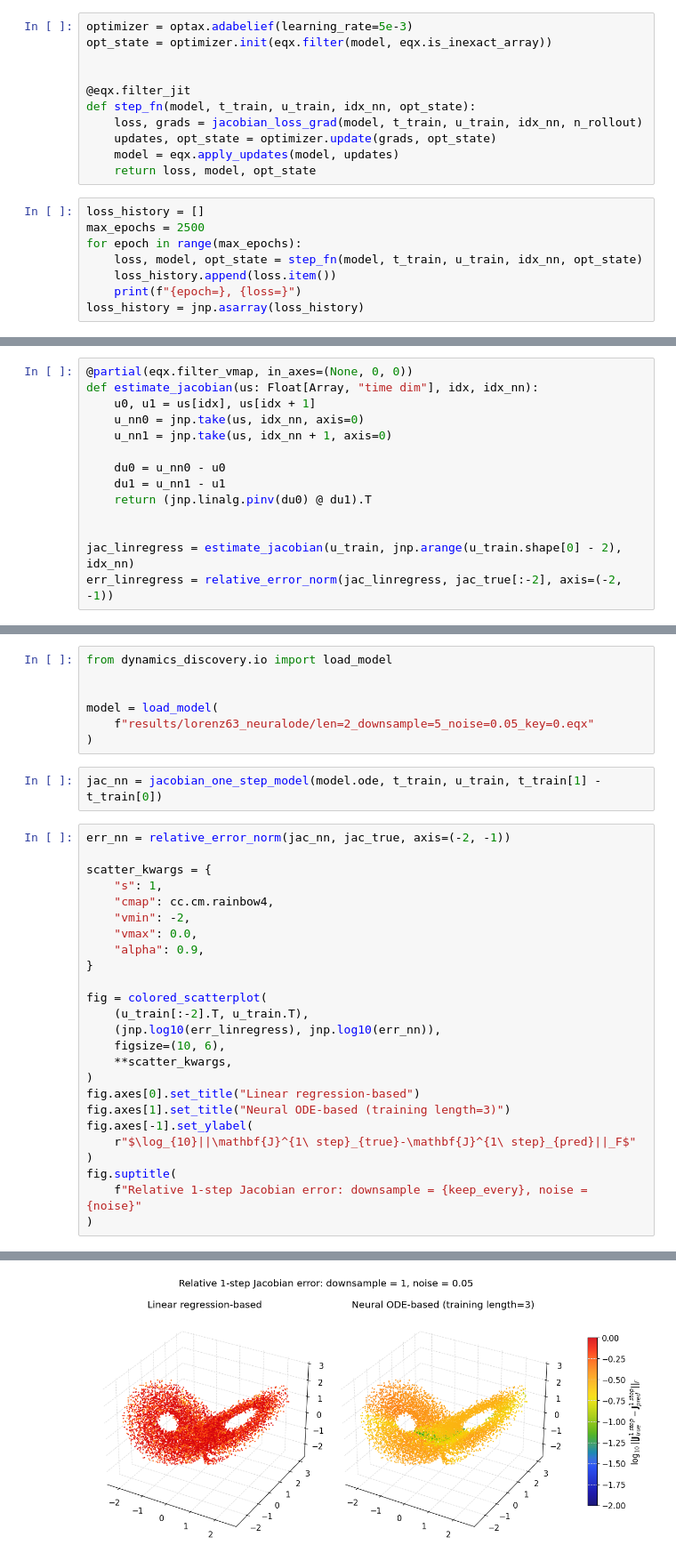
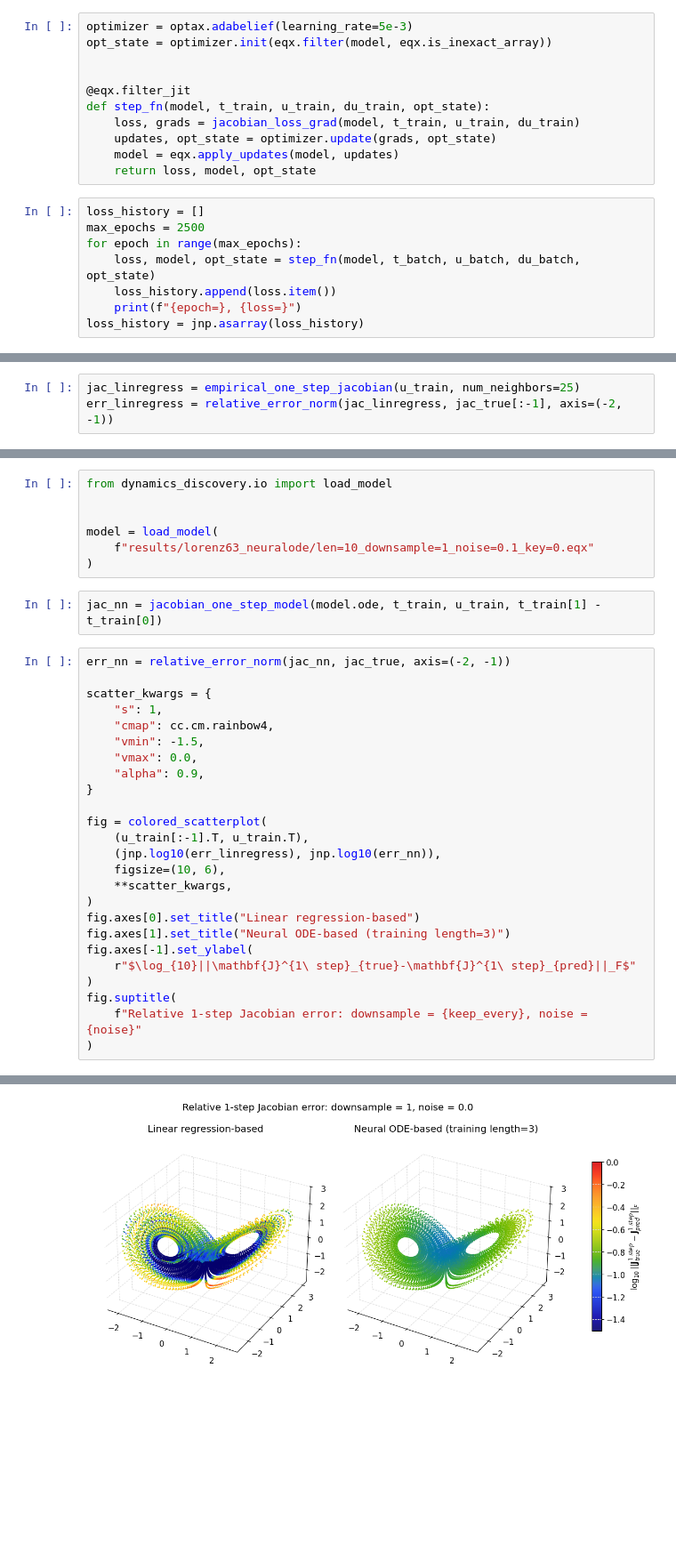
Before and after one commit to Jhko725/sandbox, a Jupyter notebook: neuralode_sensitivity.ipynb, the cells around one changed output, grey strips where cells are left out. Shown at 89% size. Cells and saved outputs as stored; diff of their text form; blank space fills up the shorter version.

Commit message:
Refactoring neighborhood flow related code

```diff
--- a/neuralode_sensitivity.ipynb
+++ b/neuralode_sensitivity.ipynb
@@ -168,8 +68,8 @@ opt_state = optimizer.init(eqx.filter(model, eqx.is_inexact_array))
 
 
 @eqx.filter_jit
-def step_fn(model, t_train, u_train, idx_nn, opt_state):
-    loss, grads = jacobian_loss_grad(model, t_train, u_train, idx_nn, n_rollout)
+def step_fn(model, t_train, u_train, du_train, opt_state):
+    loss, grads = jacobian_loss_grad(model, t_train, u_train, du_train)
     updates, opt_state = optimizer.update(grads, opt_state)
     model = eqx.apply_updates(model, updates)
     return loss, model, opt_state
@@ -177,7 +77,7 @@ def step_fn(model, t_train, u_train, idx_nn, opt_state):
 loss_history = []
 max_epochs = 2500
 for epoch in range(max_epochs):
-    loss, model, opt_state = step_fn(model, t_train, u_train, idx_nn, opt_state)
+    loss, model, opt_state = step_fn(model, t_batch, u_batch, du_batch, opt_state)
     loss_history.append(loss.item())
     print(f"{epoch=}, {loss=}")
 loss_history = jnp.asarray(loss_history)
@@ -367,17 +283,6 @@ Text(0, 0.5, 'Train error')
 # %%
-@partial(eqx.filter_vmap, in_axes=(None, 0, 0))
-def estimate_jacobian(us: Float[Array, "time dim"], idx, idx_nn):
-    u0, u1 = us[idx], us[idx + 1]
-    u_nn0 = jnp.take(us, idx_nn, axis=0)
-    u_nn1 = jnp.take(us, idx_nn + 1, axis=0)
-
-    du0 = u_nn0 - u0
-    du1 = u_nn1 - u1
-    return (jnp.linalg.pinv(du0) @ du1).T
-
-
-jac_linregress = estimate_jacobian(u_train, jnp.arange(u_train.shape[0] - 2), idx_nn)
-err_linregress = relative_error_norm(jac_linregress, jac_true[:-2], axis=(-2, -1))
+jac_linregress = empirical_one_step_jacobian(u_train, num_neighbors=25)
+err_linregress = relative_error_norm(jac_linregress, jac_true[:-1], axis=(-2, -1))
 # %%
 u_train.shape
 # %% [output]
@@ -387,7 +292,7 @@ from dynamics_discovery.io import load_model
 
 
 model = load_model(
-    f"results/lorenz63_neuralode/len=2_downsample=5_noise=0.05_key=0.eqx"
+    f"results/lorenz63_neuralode/len=10_downsample=1_noise=0.1_key=0.eqx"
 )
 # %%
 jac_nn = jacobian_one_step_model(model.ode, t_train, u_train, t_train[1] - t_train[0])
@@ -397,13 +302,13 @@ err_nn = relative_error_norm(jac_nn, jac_true, axis=(-2, -1))
 scatter_kwargs = {
     "s": 1,
     "cmap": cc.cm.rainbow4,
-    "vmin": -2,
+    "vmin": -1.5,
     "vmax": 0.0,
     "alpha": 0.9,
 }
 
 fig = colored_scatterplot(
-    (u_train[:-2].T, u_train.T),
+    (u_train[:-1].T, u_train.T),
     (jnp.log10(err_linregress), jnp.log10(err_nn)),
     figsize=(10, 6),
     **scatter_kwargs,
@@ -421,4 +326,4 @@ Text(0.5, 0.98, 'Relative 1-step Jacobian error: downsample = 1, noise = 0.05')
-[figure, old version]
+[figure, new version]
 # %%
 from dynamics_discovery.preprocessing import split_into_chunks
 
```
Also changed, not shown: parts of 24 cells of this notebook, 6 other files.
